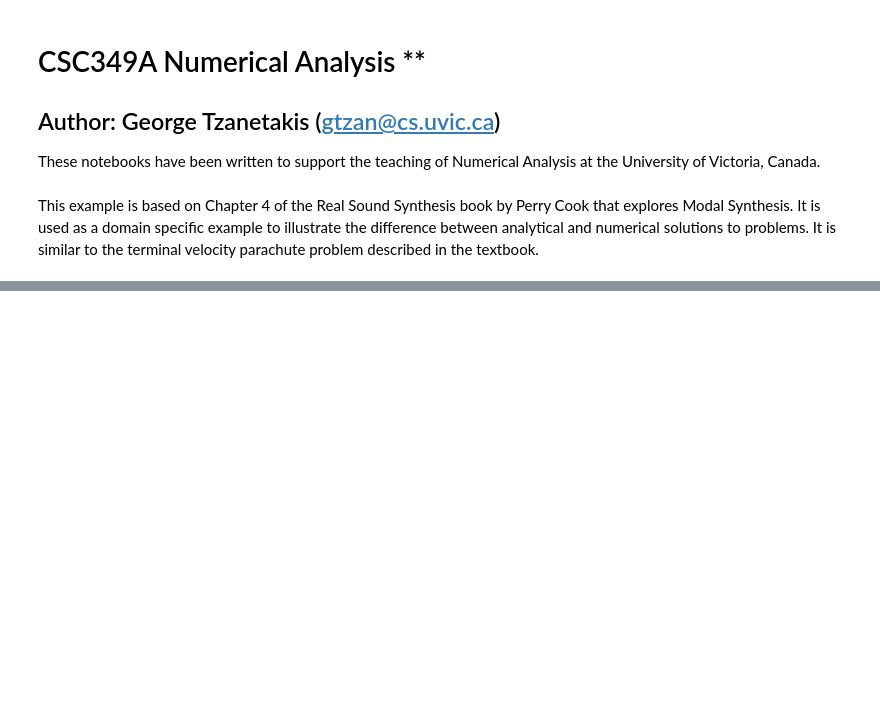
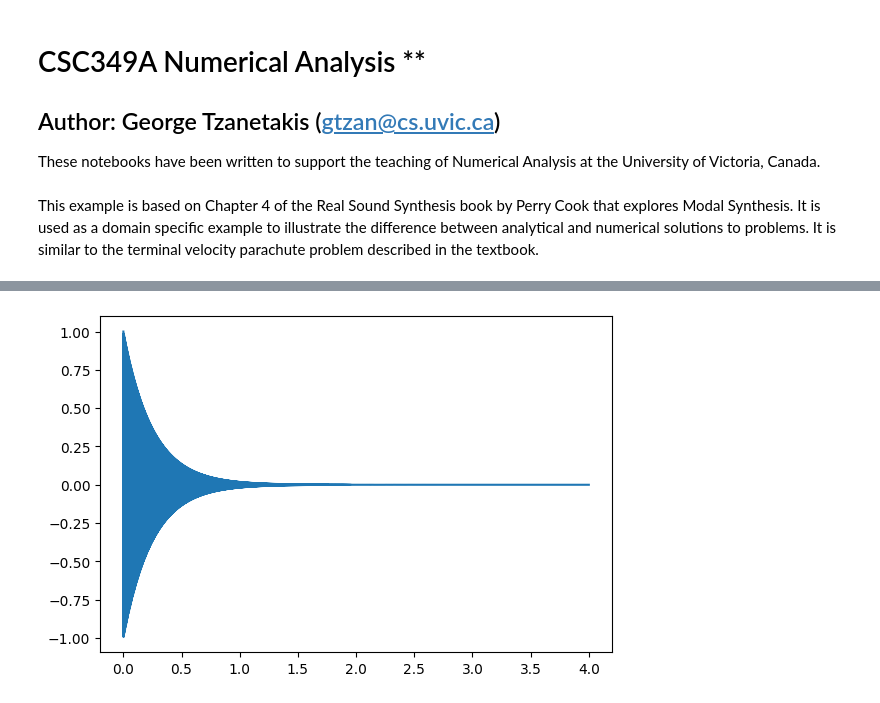
Before and after one commit to gtzan/csc349A_tzanetakis, a Jupyter notebook: notebooks/CSC_349A_analytical_vs_numerical.ipynb, the cells around one changed output, grey strips where cells are left out. Saved outputs shown, nothing was run; the diff lists cells and outputs as text; code cells hidden in the pictures; blank space fills up the shorter version.

```diff
--- a/notebooks/CSC_349A_analytical_vs_numerical.ipynb
+++ b/notebooks/CSC_349A_analytical_vs_numerical.ipynb
@@ -10,21 +33,28 @@ This example is based on Chapter 4 of the Real Sound Synthesis book by Perry Coo
 # %%
 import numpy as np
 import IPython.display as ipd
+import matplotlib.pyplot as plt
+
+
 srate = 16000
 
-def mass_spring_damper_ideal(m = 0.001, k=1000, r = 0.002):
-    oversampling = 50
-    T = 1.0 / (srate * oversampling)
-    audio = np.zeros(int(srate * 4.0))
+def mass_spring_damper_ideal(m = 0.001, k=1000, r = 0.002, duration= 4.0):
+    audio = np.zeros(int(srate * duration))
     tau = r / 2 / m
     omega = np.sqrt(k/m - tau * tau)
-    for i in range(0, int(srate * 4.0)):
-        t = i / srate
+    indices = range(0, int(srate * duration))
+    times = np.array(indices) / srate
+    for (i,t) in zip(indices,times):
         audio[i] = np.exp(-t*tau) * np.cos(omega * t)
-    return audio
+    return (times,audio)
 
-ideal = mass_spring_damper_ideal()
+(t,ideal) = mass_spring_damper_ideal()
 # %%
 ipd.Audio(ideal, rate = srate)
 # %% [output]
 [interactive output not drawn]
+# %%
+(t,ideal1) = mass_spring_damper_ideal(m=0.00025, k=1000, r = 0.002)
+(t,ideal2) = mass_spring_damper_ideal(m=0.001, k=2000, r = 0.002)
+(t,ideal3) = mass_spring_damper_ideal(m=0.001, k=1000, r = 0.005)
+output = np.concatenate([ideal1, ideal2, ideal3])
@@ -30,0 +65,8 @@ ipd.Audio(ideal, rate = srate)
+# %%
+
+fig = plt.figure()
+ax = fig.add_axes((0.1, 0.2, 0.8, 0.7))
+ax.plot(t, ideal1)
+plt.show()
+# %% [output]
+[figure, added]
```
Also changed, not shown: parts of 3 cells of this notebook.
